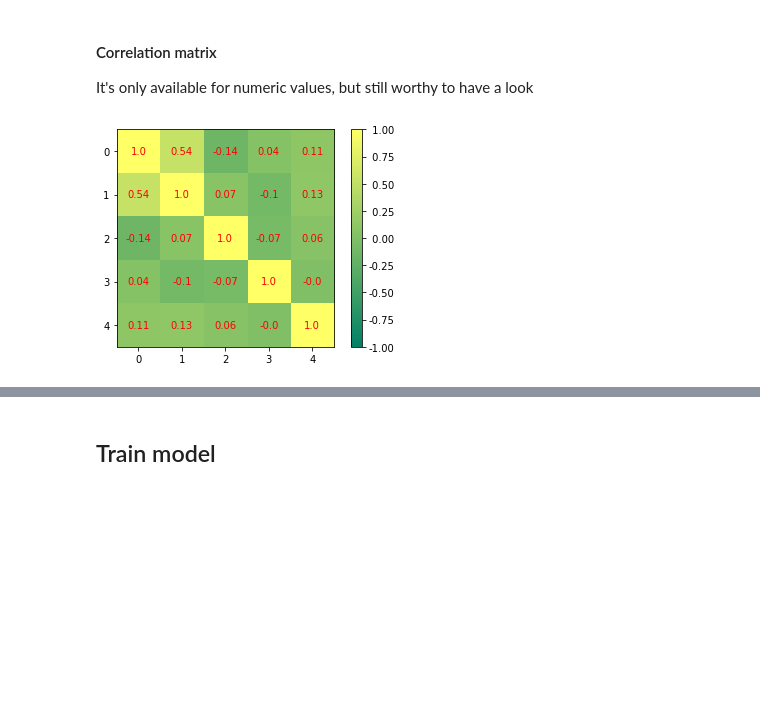
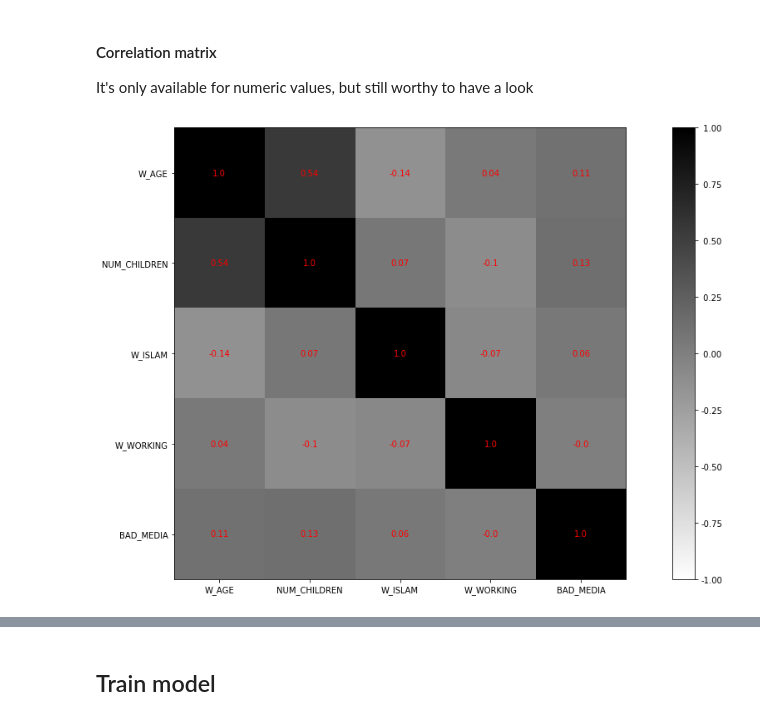
Before and after one commit to darknessest/datamining_uci_hw, a Jupyter notebook: cmc.ipynb, the cells around one changed output, grey strips where cells are left out. Cells and saved outputs as stored; diff of their text form; code cells hidden in the pictures; blank space fills up the shorter version.

```diff
--- a/cmc.ipynb
+++ b/cmc.ipynb
@@ -95,17 +95,23 @@ It's only available for numeric values, but still worthy to have a look
 # %%
 corr_matrix = table.corr().round(2)
 # %%
-ig, ax = plt.subplots()
-im = ax.imshow(corr_matrix, cmap='summer')
+ig, ax = plt.subplots(figsize=(10,10))
+ig.set_figwidth(20)
+
+im = ax.imshow(corr_matrix, cmap='binary', interpolation='nearest')
 im.set_clim(-1, 1)
 ax.grid(False)
-# ax.xaxis.set(ticks=(0, 1, 2), ticklabels=('x', 'y', 'z'))
-# ax.yaxis.set(ticks=(0, 1, 2), ticklabels=('x', 'y', 'z'))
-# ax.set_ylim(2.5, -0.5)
+cols = ["",'W_AGE', 'NUM_CHILDREN', 'W_ISLAM', 'W_WORKING', 'BAD_MEDIA']
+
+ax.set_xticklabels(cols)
+ax.set_yticklabels(cols)
+
 for i in range(5):
     for j in range(5):
         ax.text(j, i, corr_matrix.iloc[i, j], ha='center', va='center', color='r')
+
+
 cbar = ax.figure.colorbar(im, ax=ax, format='% .2f')
 plt.show()
 # %% [output]
-[figure, old version]
+[figure, new version]
```
Also changed, not shown: parts of 20 cells of this notebook.
